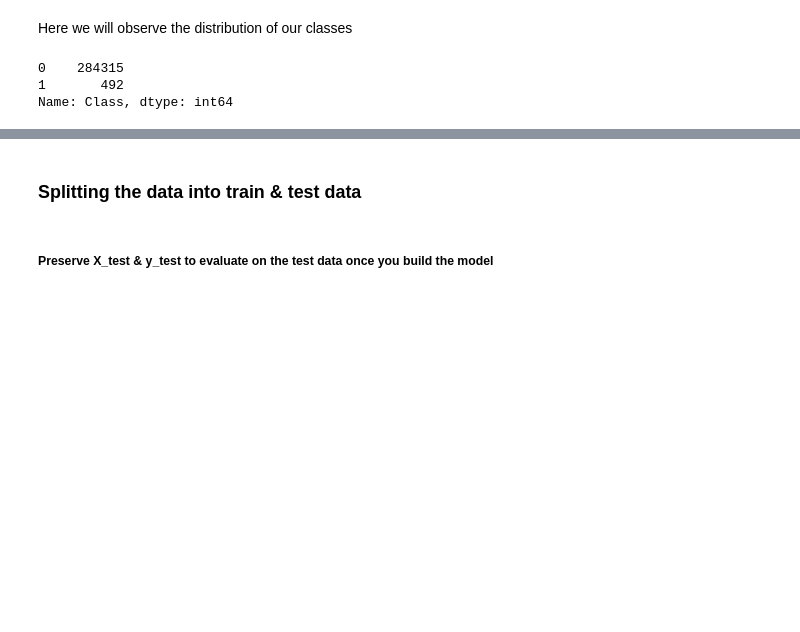
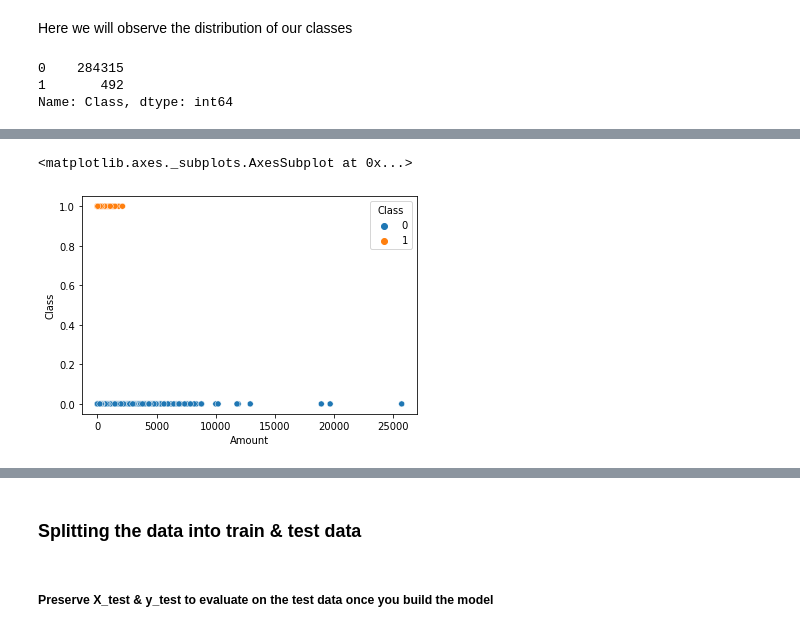
Before and after one commit to GaikwadChinmay/Credit-Card-Fraud-Detection, a Jupyter notebook: Credit Card Fraud Detection.ipynb, the cells around one changed output, grey strips where cells are left out. Cells and saved outputs as stored; diff of their text form; code cells hidden in the pictures; blank space fills up the shorter version.

```diff
--- a/Credit Card Fraud Detection.ipynb
+++ b/Credit Card Fraud Detection.ipynb
@@ -125,2 +135,6 @@ fig.show()
 # %%
 # Create a scatter plot to observe the distribution of classes with Amount
+sns.scatterplot(y=df['Class'], x=df['Amount'], hue=df['Class'])
+# %% [output]
+<matplotlib.axes._subplots.AxesSubplot at 0x...>
+[figure, added]
```
Also changed, not shown: parts of 16 cells of this notebook.
